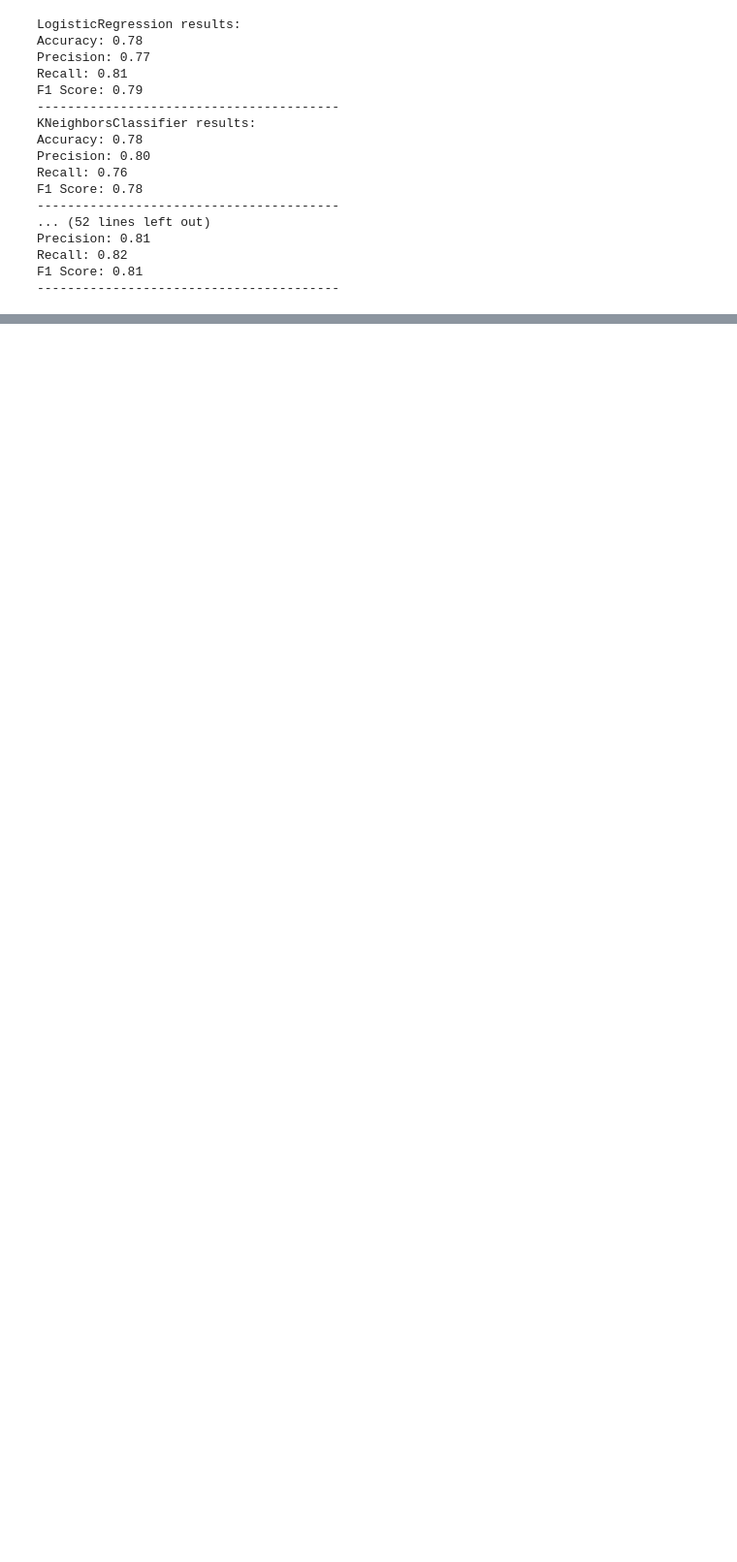
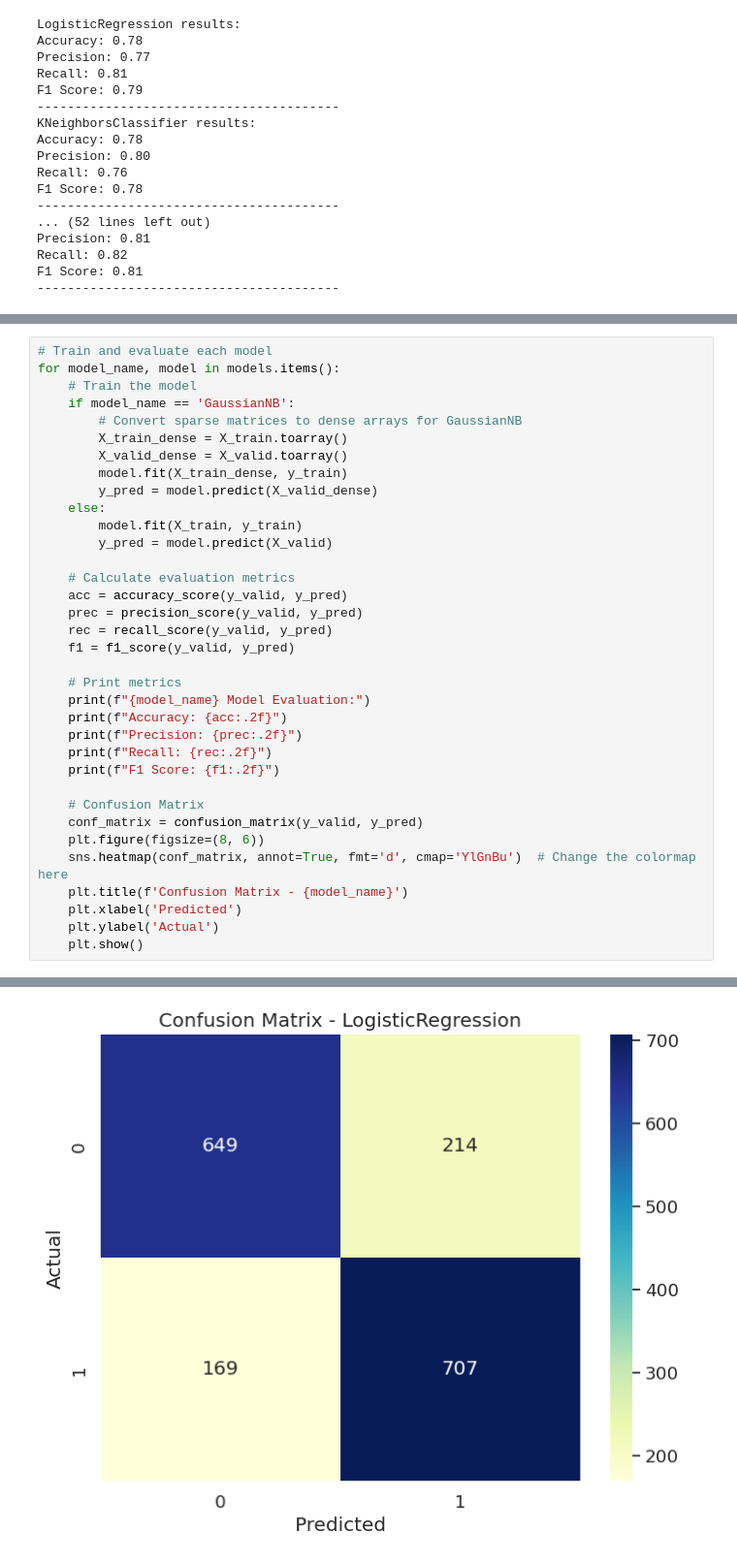
Before and after one commit to 7PAM2015-0509-2023-Group-20/-Kaggle-Challenge-20, a Jupyter notebook: Group_project_Kaggle_Challenge.ipynb, the cells around one changed output, grey strips where cells are left out. Shown at 97% size. Cells and saved outputs as stored; diff of their text form; blank space fills up the shorter version.

```diff
--- a/Group_project_Kaggle_Challenge.ipynb
+++ b/Group_project_Kaggle_Challenge.ipynb
@@ -407,0 +410,36 @@ F1 Score: 0.81
+# %%
+# Train and evaluate each model
+for model_name, model in models.items():
+    # Train the model
+    if model_name == 'GaussianNB':
+        # Convert sparse matrices to dense arrays for GaussianNB
+        X_train_dense = X_train.toarray()
+        X_valid_dense = X_valid.toarray()
+        model.fit(X_train_dense, y_train)
+        y_pred = model.predict(X_valid_dense)
+    else:
+        model.fit(X_train, y_train)
+        y_pred = model.predict(X_valid)
+
+    # Calculate evaluation metrics
+    acc = accuracy_score(y_valid, y_pred)
+    prec = precision_score(y_valid, y_pred)
+    rec = recall_score(y_valid, y_pred)
+    f1 = f1_score(y_valid, y_pred)
+
+    # Print metrics
+    print(f"{model_name} Model Evaluation:")
+    print(f"Accuracy: {acc:.2f}")
+    print(f"Precision: {prec:.2f}")
+    print(f"Recall: {rec:.2f}")
+    print(f"F1 Score: {f1:.2f}")
+
+    # Confusion Matrix
+    conf_matrix = confusion_matrix(y_valid, y_pred)
+    plt.figure(figsize=(8, 6))
+    sns.heatmap(conf_matrix, annot=True, fmt='d', cmap='YlGnBu')  # Change the colormap here
+    plt.title(f'Confusion Matrix - {model_name}')
+    plt.xlabel('Predicted')
+    plt.ylabel('Actual')
+    plt.show()
+# %% [output]
@@ -407,0 +451 @@ F1 Score: 0.81
+[figure, added]
```
Also changed, not shown: parts of 12 cells of this notebook.
